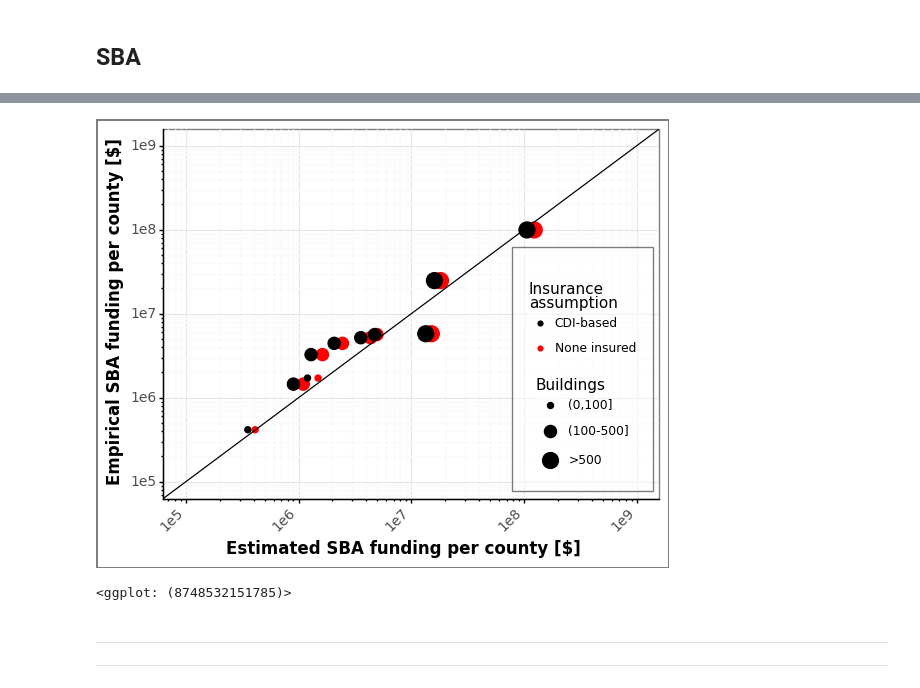
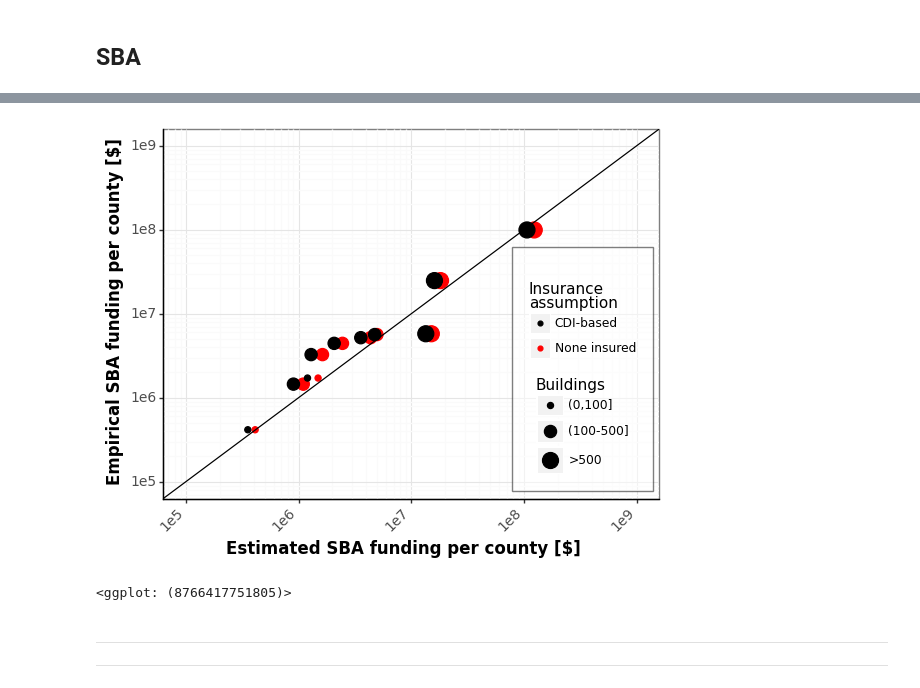
Before and after one commit to rccosta1/Post_Disaster_Unmet_Housing_Needs, a Jupyter notebook: 2017_Fires_Unmet_Needs.ipynb, the cells around one changed output, grey strips where cells are left out. Cells and saved outputs as stored; diff of their text form; code cells hidden in the pictures.

```diff
--- a/2017_Fires_Unmet_Needs.ipynb
+++ b/2017_Fires_Unmet_Needs.ipynb
@@ -2039,37 +2085,38 @@ df['Counties'] = Counties
 df['Buildings'] = df_Loss_Comparison['Buildings'].apply(lambda x: '(0,100]' if x <100 else ('(100-500]' if x < 500 else '>500'))
 df['Approved funding'] = list([415900,1452800,1716800,5188300,5779200,92900,4441900,5649900,99480400,24812700,3263500])
 df['None insured'] = df_Sources_None['Mean']
 df['CDI-based'] = df_Sources_Some['Mean']
 
 df_long = pd.melt(df,id_vars=['Counties','Buildings','Approved funding'])
 
 plot_base = ggplot(df_long,aes(y='Approved funding',x='value',group='variable',color='variable',size='Buildings')) +\
             geom_point() +\
             geom_abline(slope=1)
 
 # Plot clean
 plot_clean = plot_base + theme_bw()
 plot_clean = plot_clean + theme(
     axis_line=element_line(size=1),
     axis_text=element_text(size=10),
     axis_title=element_text(size=12,face="bold"),
     axis_text_x = element_text(angle = 45, hjust=1),
     legend_position = (0.78,0.38),
     legend_key=element_rect(color = 'white'),
-    rect=element_rect(color='black',fill='white',alpha=0.5)
+    legend_background = element_rect(colour = 'black',alpha=0.5)
+    #rect=element_rect(color='black',fill='white',alpha=0.5)
 ) +\
 labs(color='Insurance\nassumption\n')+\
 scale_color_manual(values = ['black','red'])+\
 scale_y_log10(name = 'Empirical SBA funding per county [$]', limits=[10**5,10**9]) +\
 scale_x_log10(name = 'Estimated SBA funding per county [$]', limits=[10**5,10**9])
 
-ggsave(plot_clean, filename = 'Fig_SBA_PerCounty.pdf', path = '/content/drive/MyDrive/SURI/Studies/2022_Wildfires/Figures/')
+ggsave(plot_clean, filename = 'Fig_SBA_PerCounty.pdf', path = '/content/drive/MyDrive/SURI/Studies_Ongoing/2022_Wildfires/Figures/')
 
 
 plot_clean
 # %% [output]
-[figure, old version]
+[figure, new version]
-<ggplot: (8748532151785)>
+<ggplot: (8766417751805)>
 # %% [markdown]
 
 
```
Also changed, not shown: parts of 32 cells of this notebook.
